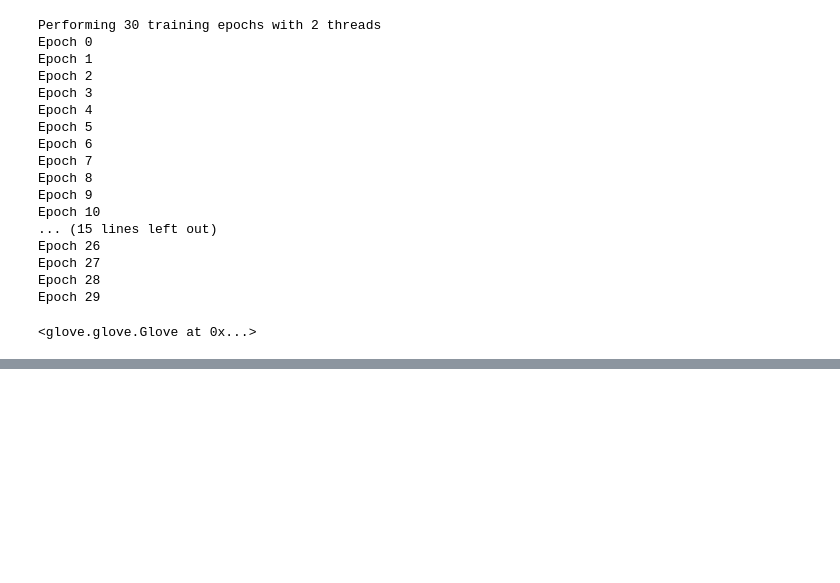
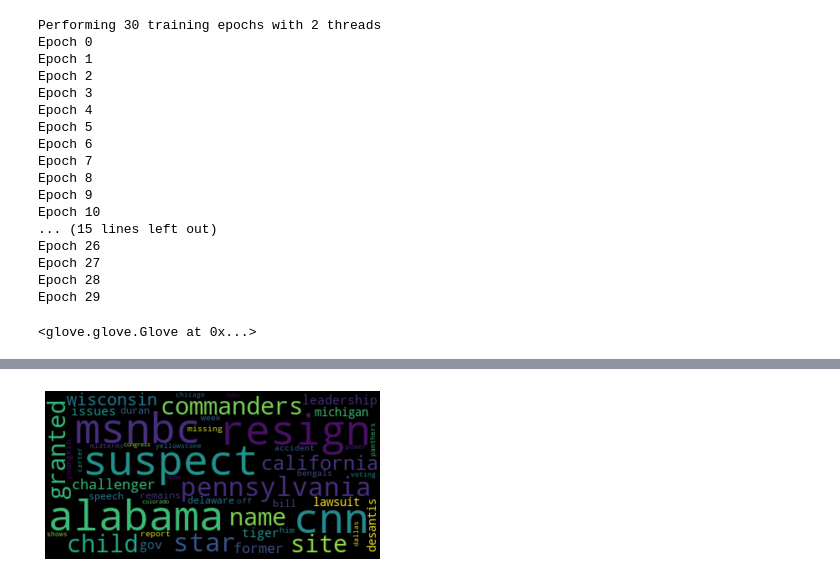
Before and after one commit to dt2229/bias_in_publications, a Jupyter notebook: Glove.ipynb, the cells around one changed output, grey strips where cells are left out. Saved outputs shown, nothing was run; the diff lists cells and outputs as text; code cells hidden in the pictures; blank space fills up the shorter version.

```diff
--- a/Glove.ipynb
+++ b/Glove.ipynb
@@ -85,3 +114,8 @@ glove.most_similar('man', number = 10)
+# %%
+woman_sim = glove.most_similar('woman', number = 50)
+man_sim = glove.most_similar('man', number = 50)
+df = pd.DataFrame(woman_sim)
+#df.head(4)
 # %%
 def vector_converter(word):
     idx = glove.dictionary[word]
@@ -97,0 +276,13 @@ cosine_similarity(v1, v2)
+# %%
+from wordcloud import WordCloud, STOPWORDS, ImageColorGenerator
+def cloud(c):
+  wordcloud = WordCloud(max_font_size=50, max_words=100,collocations=False).generate_from_frequencies(c)
+  plt.figure()
+  plt.imshow(wordcloud, interpolation='bilinear')
+  plt.axis('off')
+  plt.show()
+# %%
+words=dict(man_sim)
+cloud(words)
+# %% [output]
+[figure, added]
```
Also changed, not shown: parts of 23 cells of this notebook.
